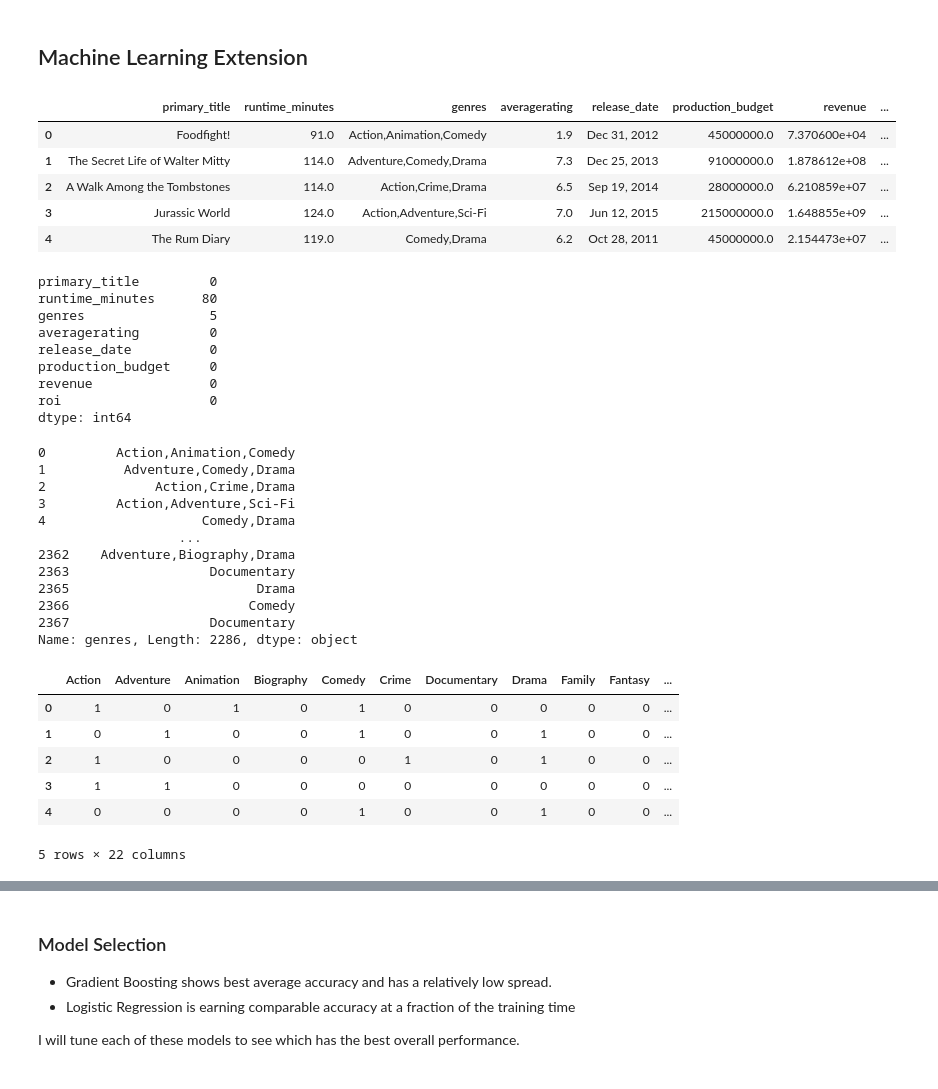
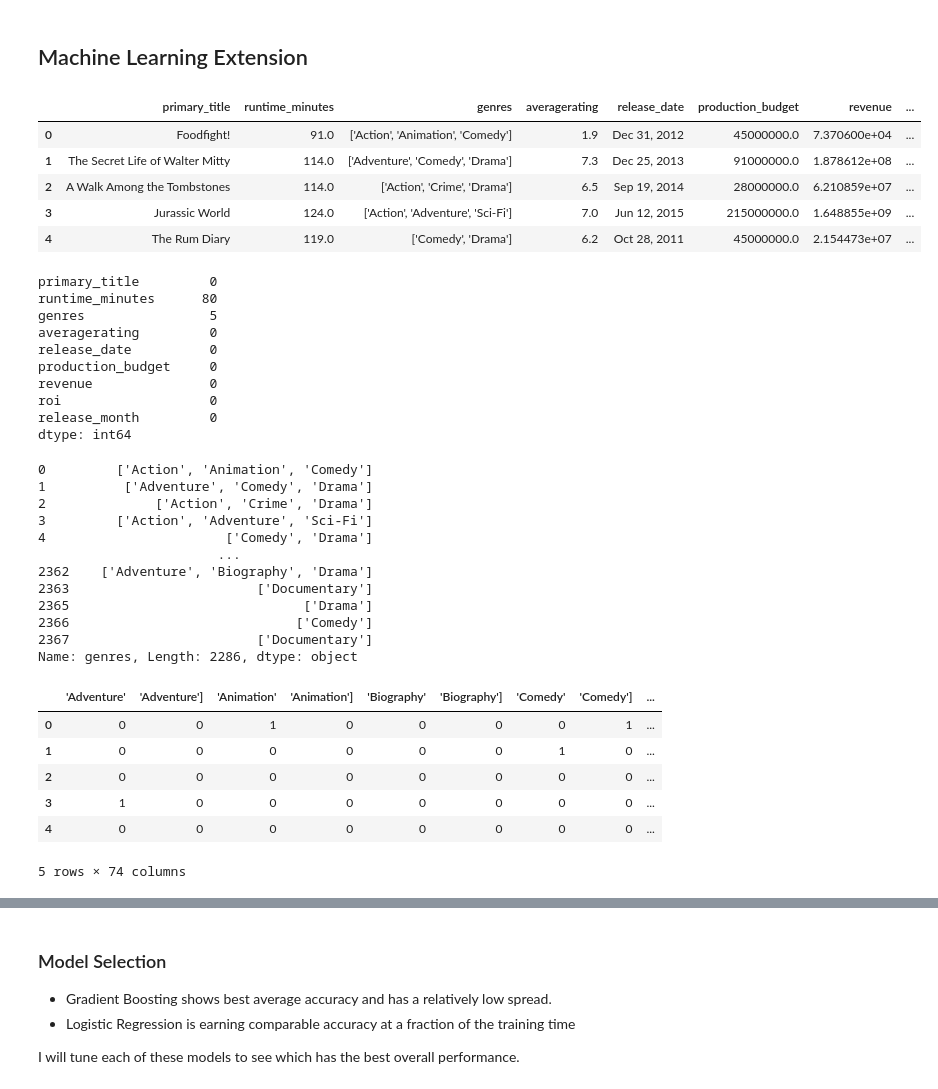
Before and after one commit to elijahlopez94/box_office_statistical_analysis, a Jupyter notebook: box_office_machine_learning_notebook.ipynb, the cells around one changed output, grey strips where cells are left out. Drawn from its saved outputs; the diff is of its cells as text; code cells hidden in the pictures.

```diff
--- a/box_office_machine_learning_notebook.ipynb
+++ b/box_office_machine_learning_notebook.ipynb
@@ -38,15 +38,15 @@ warnings.filterwarnings("ignore")
 # %% [markdown]
 ## Machine Learning Extension
 # %%
-df_relevant = pd.read_csv('data/machine_learning_data')
+df_relevant = pd.read_csv('data/machine_learning_data.csv')
 df_relevant.head()
 # %% [output]
 |  | primary_title | runtime_minutes | genres | averagerating | release_date | production_budget | revenue | ... |
-| 0 | Foodfight! | 91.0 | Action,Animation,Comedy | 1.9 | Dec 31, 2012 | 45000000.0 | 7.370600e+04 | ... |
-| 1 | The Secret Life of Walter Mitty | 114.0 | Adventure,Comedy,Drama | 7.3 | Dec 25, 2013 | 91000000.0 | 1.878612e+08 | ... |
-| 2 | A Walk Among the Tombstones | 114.0 | Action,Crime,Drama | 6.5 | Sep 19, 2014 | 28000000.0 | 6.210859e+07 | ... |
-| 3 | Jurassic World | 124.0 | Action,Adventure,Sci-Fi | 7.0 | Jun 12, 2015 | 215000000.0 | 1.648855e+09 | ... |
-| 4 | The Rum Diary | 119.0 | Comedy,Drama | 6.2 | Oct 28, 2011 | 45000000.0 | 2.154473e+07 | ... |
+| 0 | Foodfight! | 91.0 | ['Action', 'Animation', 'Comedy'] | 1.9 | Dec 31, 2012 | 45000000.0 | 7.370600e+04 | ... |
+| 1 | The Secret Life of Walter Mitty | 114.0 | ['Adventure', 'Comedy', 'Drama'] | 7.3 | Dec 25, 2013 | 91000000.0 | 1.878612e+08 | ... |
+| 2 | A Walk Among the Tombstones | 114.0 | ['Action', 'Crime', 'Drama'] | 6.5 | Sep 19, 2014 | 28000000.0 | 6.210859e+07 | ... |
+| 3 | Jurassic World | 124.0 | ['Action', 'Adventure', 'Sci-Fi'] | 7.0 | Jun 12, 2015 | 215000000.0 | 1.648855e+09 | ... |
+| 4 | The Rum Diary | 119.0 | ['Comedy', 'Drama'] | 6.2 | Oct 28, 2011 | 45000000.0 | 2.154473e+07 | ... |
 # %%
 df_relevant.isna().sum()
 # %% [output]
@@ -58,36 +58,37 @@ release_date          0
 production_budget     0
 revenue               0
 roi                   0
+release_month         0
 dtype: int64
 # %%
 df_relevant.dropna(inplace=True)
 # %%
 df_relevant['genres']
 # %% [output]
-0         Action,Animation,Comedy
-1          Adventure,Comedy,Drama
-2              Action,Crime,Drama
-3         Action,Adventure,Sci-Fi
-4                    Comedy,Drama
-                  ...
-2362    Adventure,Biography,Drama
-2363                  Documentary
-2365                        Drama
-2366                       Comedy
-2367                  Documentary
+0         ['Action', 'Animation', 'Comedy']
+1          ['Adventure', 'Comedy', 'Drama']
+2              ['Action', 'Crime', 'Drama']
+3         ['Action', 'Adventure', 'Sci-Fi']
+4                       ['Comedy', 'Drama']
+                       ...
+2362    ['Adventure', 'Biography', 'Drama']
+2363                        ['Documentary']
+2365                              ['Drama']
+2366                             ['Comedy']
+2367                        ['Documentary']
 Name: genres, Length: 2286, dtype: object
 # %%
 df_relevant['genres'] = df_relevant['genres'].str.split(',')
 dummies = df_relevant['genres'].str.join('|').str.get_dummies()
 dummies.head()
 # %% [output]
-|  | Action | Adventure | Animation | Biography | Comedy | Crime | Documentary | Drama | Family | Fantasy | ... |
-| 0 | 1 | 0 | 1 | 0 | 1 | 0 | 0 | 0 | 0 | 0 | ... |
-| 1 | 0 | 1 | 0 | 0 | 1 | 0 | 0 | 1 | 0 | 0 | ... |
-| 2 | 1 | 0 | 0 | 0 | 0 | 1 | 0 | 1 | 0 | 0 | ... |
-| 3 | 1 | 1 | 0 | 0 | 0 | 0 | 0 | 0 | 0 | 0 | ... |
-| 4 | 0 | 0 | 0 | 0 | 1 | 0 | 0 | 1 | 0 | 0 | ... |
+|  | 'Adventure' | 'Adventure'] | 'Animation' | 'Animation'] | 'Biography' | 'Biography'] | 'Comedy' | 'Comedy'] | ... |
+| 0 | 0 | 0 | 1 | 0 | 0 | 0 | 0 | 1 | ... |
+| 1 | 0 | 0 | 0 | 0 | 0 | 0 | 1 | 0 | ... |
+| 2 | 0 | 0 | 0 | 0 | 0 | 0 | 0 | 0 | ... |
+| 3 | 1 | 0 | 0 | 0 | 0 | 0 | 0 | 0 | ... |
+| 4 | 0 | 0 | 0 | 0 | 0 | 0 | 0 | 0 | ... |
-5 rows × 22 columns
+5 rows × 74 columns
 # %%
 ml_prep = pd.concat([df_relevant, dummies], axis=1)
 ml_prep.head()
```
Also changed, not shown: parts of 7 cells of this notebook, 5 other files.
